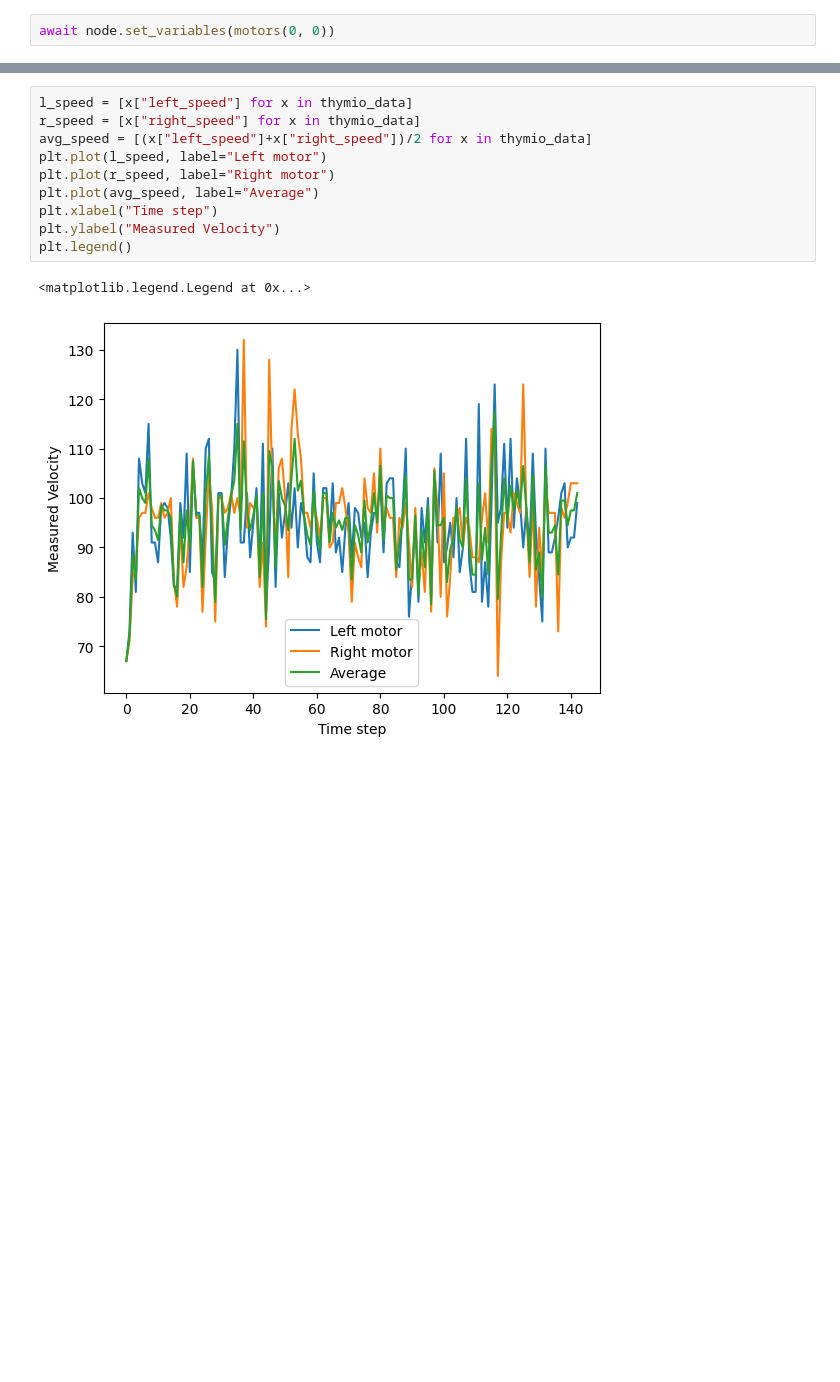
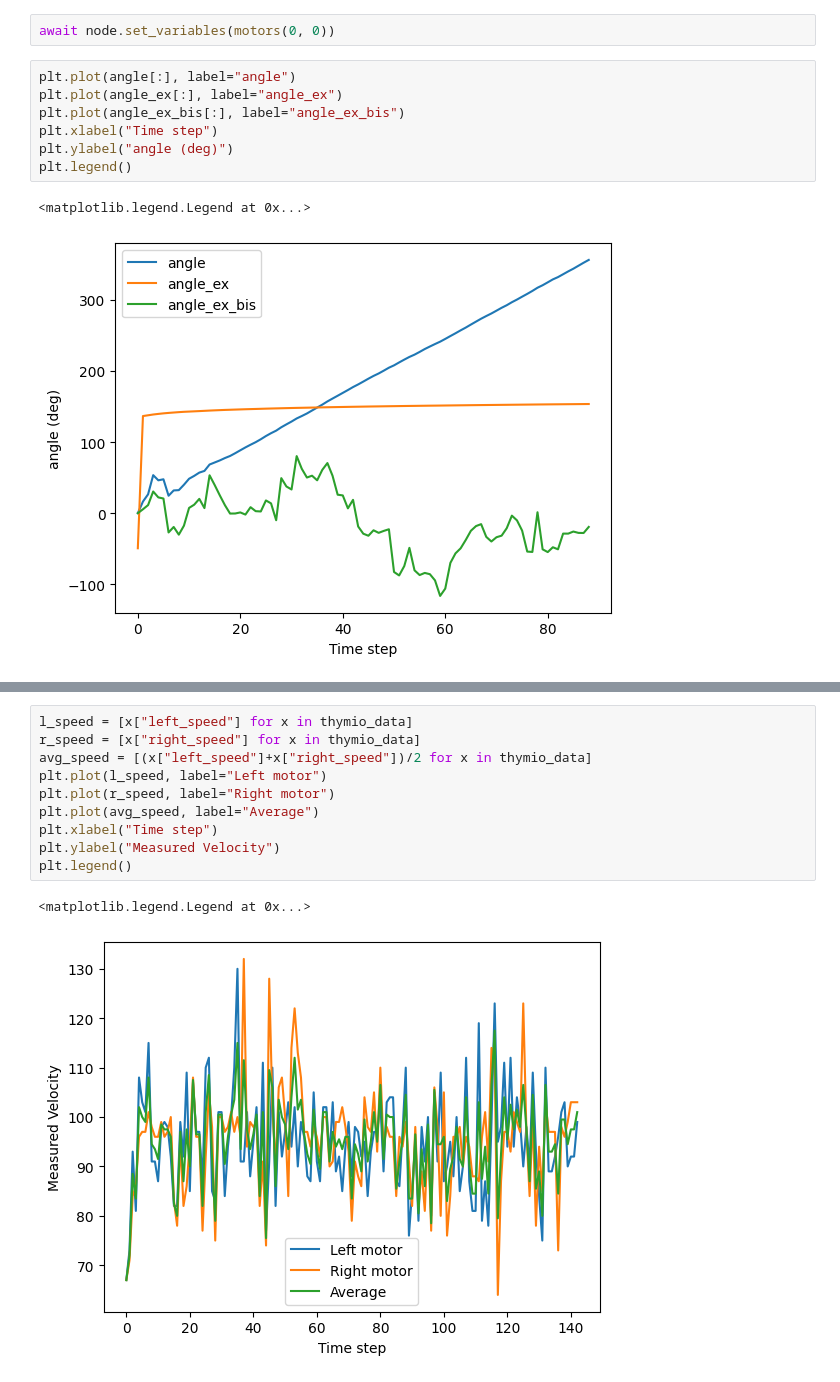
Before and after one commit to einsetumadur/MobileRoboticsG16, a Jupyter notebook: test_kalman.ipynb, the cells around one changed output, grey strips where cells are left out. Cells and saved outputs as stored; diff of their text form; blank space fills up the shorter version.

```diff
--- a/test_kalman.ipynb
+++ b/test_kalman.ipynb
@@ -421,4 +528,14 @@ The angular speed motor variance in rad^2/s^2 is 0.0
 # %%
 await node.set_variables(motors(0, 0))
+# %%
+plt.plot(angle[:], label="angle")
+plt.plot(angle_ex[:], label="angle_ex")
+plt.plot(angle_ex_bis[:], label="angle_ex_bis")
+plt.xlabel("Time step")
+plt.ylabel("angle (deg)")
+plt.legend()
+# %% [output]
+<matplotlib.legend.Legend at 0x...>
+[figure, added]
 # %%
 plt.plot(norm[:], label="norm")
```
Also changed, not shown: parts of 9 cells of this notebook, 5 other files.
